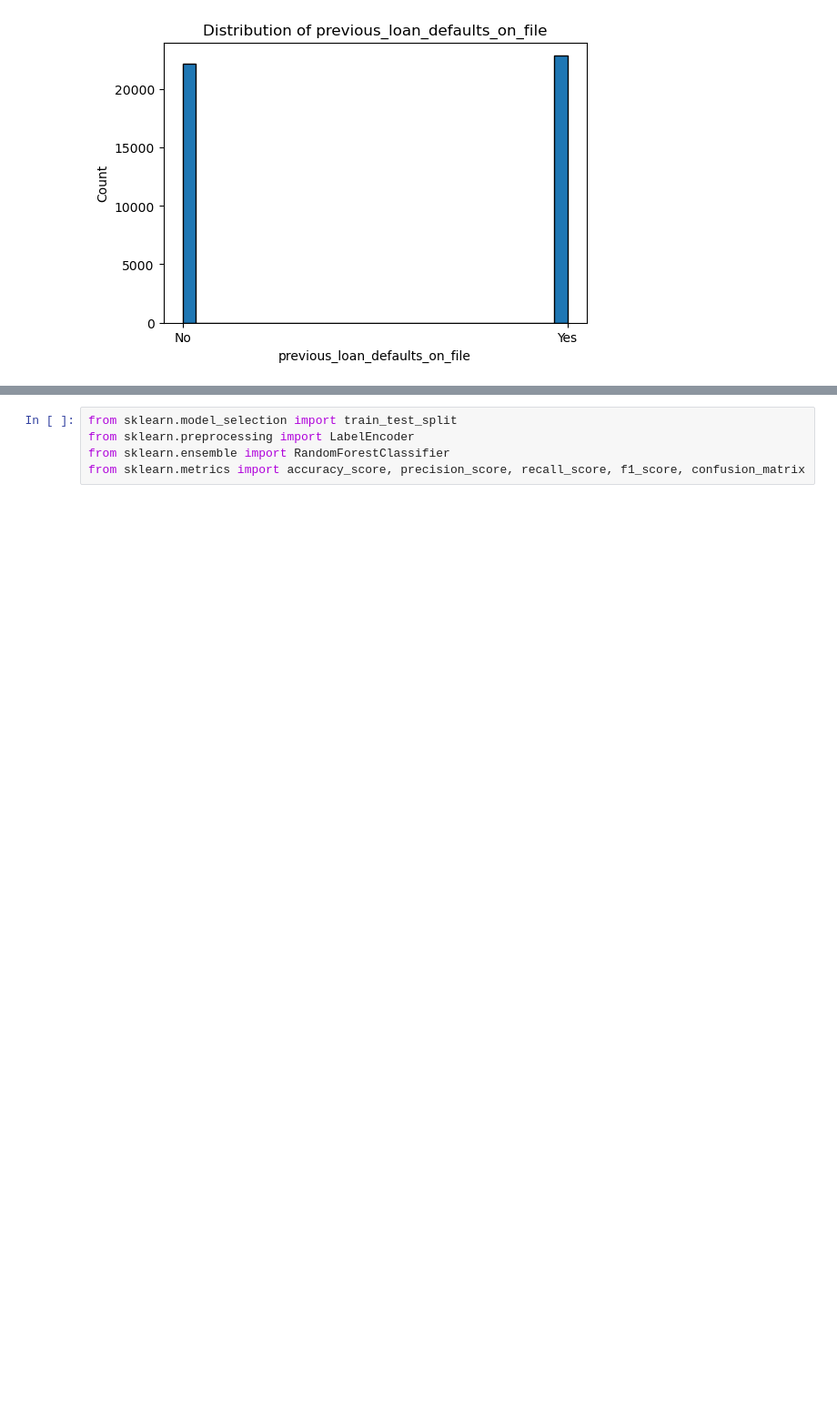
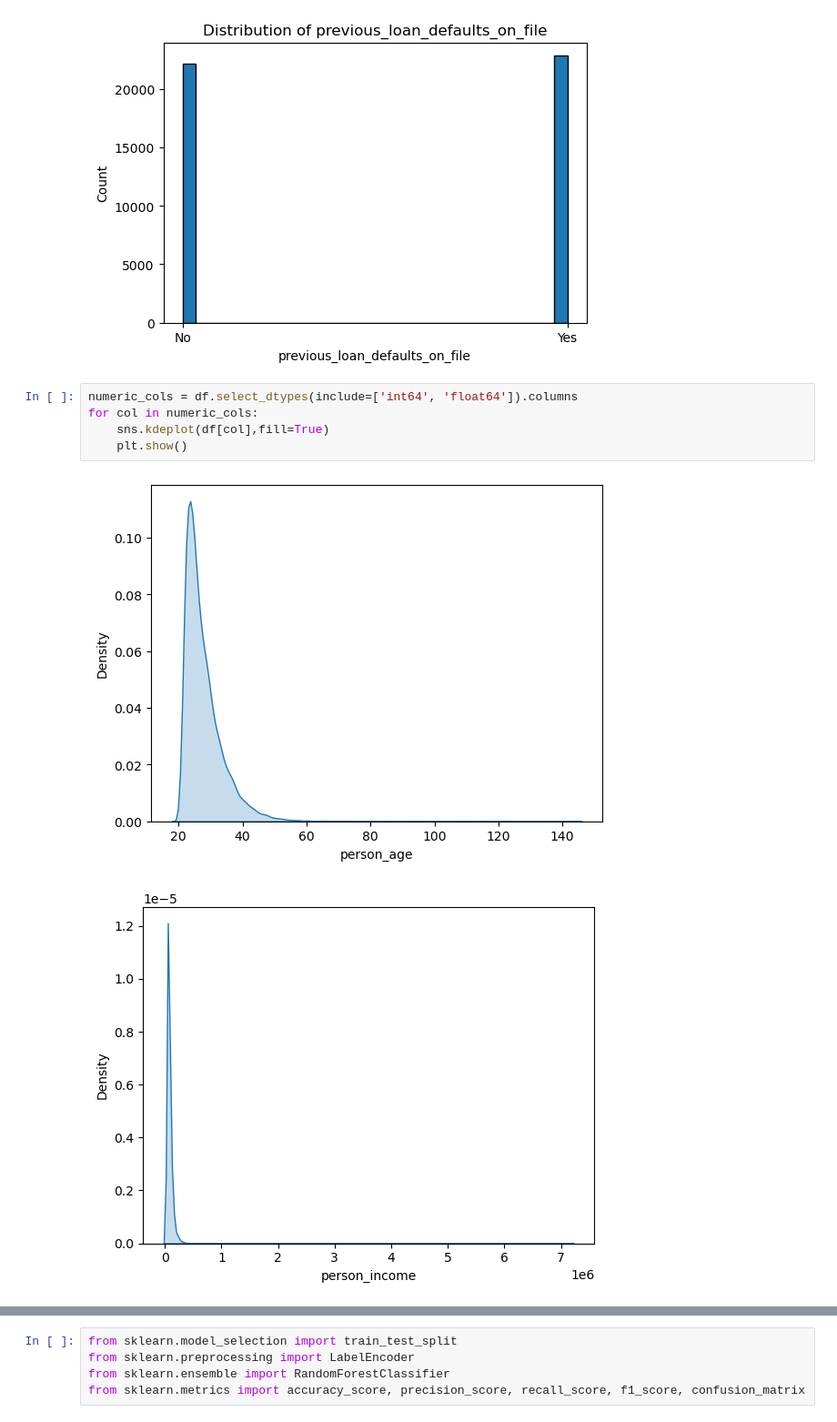
Before and after one commit to boomiikas/Loan-Approval-Prediction, a Jupyter notebook: reg.ipynb, the cells around one changed output, grey strips where cells are left out. Shown at 91% size. Cells and saved outputs as stored; diff of their text form; blank space fills up the shorter version.

```diff
--- a/reg.ipynb
+++ b/reg.ipynb
@@ -95,3 +95,11 @@ for col in cat_cols:
 [figure]
 [figure]
 [figure]
+# %%
+numeric_cols = df.select_dtypes(include=['int64', 'float64']).columns
+for col in numeric_cols:
+    sns.kdeplot(df[col],fill=True)
+    plt.show()
+# %% [output]
+[figure, added]
+[figure, added]
```
Also changed, not shown: parts of 15 cells of this notebook, 1 other file.
